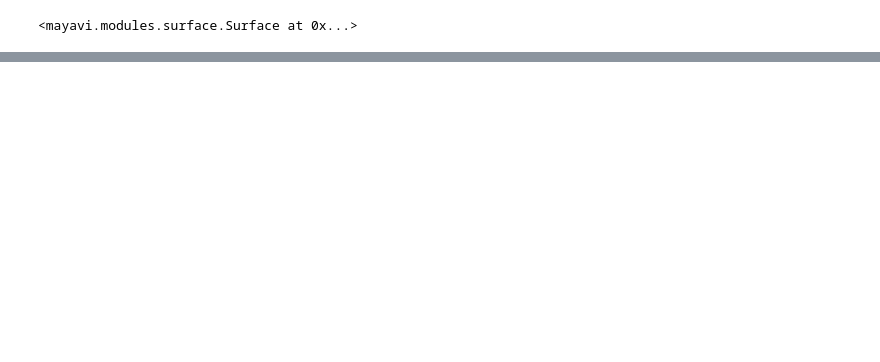
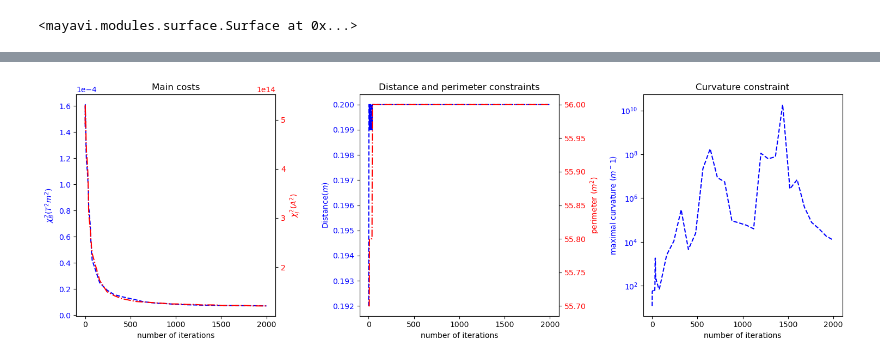
Before and after one commit to rob3315/stellacode, a Jupyter notebook: show_simu.ipynb, the cells around one changed output, grey strips where cells are left out. Drawn from its saved outputs; the diff is of its cells as text; code cells hidden in the pictures; blank space fills up the shorter version.

Commit message:
update show simu for better plots

```diff
--- a/show_simu.ipynb
+++ b/show_simu.ipynb
@@ -107,0 +65,14 @@ List_simu().run()
+# %%
+import tqdm
+simu=newlist_simu[1][0]
+lst_dic=[]
+npts=25
+ntot_simu=len(simu.result.allvecs)
+t = [int(i*((ntot_simu-1)//npts)) for i in range(npts)]
+t.append(ntot_simu-1)
+t+=range(1,(ntot_simu-1)//npts,2)
+t=np.sort(t)
+for i in tqdm.tqdm(range(len(t))):
+    elt=simu.result.allvecs[t[i]]
+    lst_dic.append(simu.get_data_dic(elt))
+print(lst_dic[0]['Name'])
@@ -107,0 +90,68 @@ List_simu().run()
+# %%
+import matplotlib.pyplot as plt
+plt.rcParams['figure.figsize'] = [15, 5]
+plt.rcParams['figure.dpi'] = 100 # 200 e.g. is really fine, but slower
+
+costsB=[float(dic['cost B']) for dic in lst_dic]
+costsJ=[float(dic['cost j']) for dic in lst_dic]
+
+lst_constaint_string=['Distance','perimeter','Max curv']
+lst_constaint=[[float(lst_dic[i][constaint]) for i in range(len(t))]for constaint in lst_constaint_string]
+# Create some mock data
+
+fig, ((ax1),(ax3),(ax5)) = plt.subplots(1,3)
+
+color_left = 'blue'
+style_left='b--'
+color_right = 'red'
+style_right='r-.'
+
+ax1.set_title('Main costs')
+ax1.set_xlabel('number of iterations')
+ax1.set_ylabel('$\chi_B^2 (T^2 m^2)$', color=color_left)
+ax1.plot(t, costsB, style_left)
+ax1.tick_params(axis='y', labelcolor=color_left)
+ax1.ticklabel_format(axis="y", style="sci", scilimits=(0,0))
+
+ax2 = ax1.twinx()  # instantiate a second axes that shares the same x-axis
+
+ax2.set_ylabel('$\chi_j^2 (A^2)$', color=color_right)  # we already handled the x-label with ax1
+ax2.plot(t, costsJ,style_right)
+ax2.tick_params(axis='y', labelcolor=color_right)
+ax2.ticklabel_format(axis="y", style="sci", scilimits=(0,0))
+
+
+#Distance
+ax3.set_title('Distance and perimeter constraints')
+ax3.set_xlabel('number of iterations')
+ax3.set_ylabel('Distance($m$)', color=color_left)
+ax3.plot(t, lst_constaint[0],style_left)
+ax3.tick_params(axis='y', labelcolor=color_left)
+#ax3.ticklabel_format(axis="y", style="sci", scilimits=(0,0))
+
+ax4 = ax3.twinx()  # instantiate a second axes that shares the same x-axis
+ax4.set_ylabel('perimeter ($m^2$)', color=color_right)  # we already handled the x-label with ax1
+ax4.plot(t, lst_constaint[1], style_right)
+ax4.tick_params(axis='y', labelcolor=color_right)
+#ax4.ticklabel_format(axis="y", style="sci", scilimits=(0,0))
+
+
+#perimeter
+#ax4.set_title('perimeter constraint')
+
+#ax4.set_xlabel('number of iterations')
+#ax4.legend()
+#ax4.ticklabel_format(axis="y", style="sci", scilimits=(0,0))
+
+#curvature
+ax5.set_title('Curvature constraint')
+ax5.plot(t,lst_constaint[2],style_left)
+ax5.set_yscale('log')
+ax5.set_ylabel('maximal curvature ($m^-1$)',color=color_left)
+ax5.set_xlabel('number of iterations')
+ax5.tick_params(axis='y', labelcolor=color_left)
+#ax5.ticklabel_format(axis="y", style="sci", scilimits=(0,0))
+
+fig.tight_layout()  # otherwise the right y-label is slightly clipped
+# %% [output]
+[figure, added]
```
Also changed, not shown: parts of 5 cells of this notebook, 1 other file.
